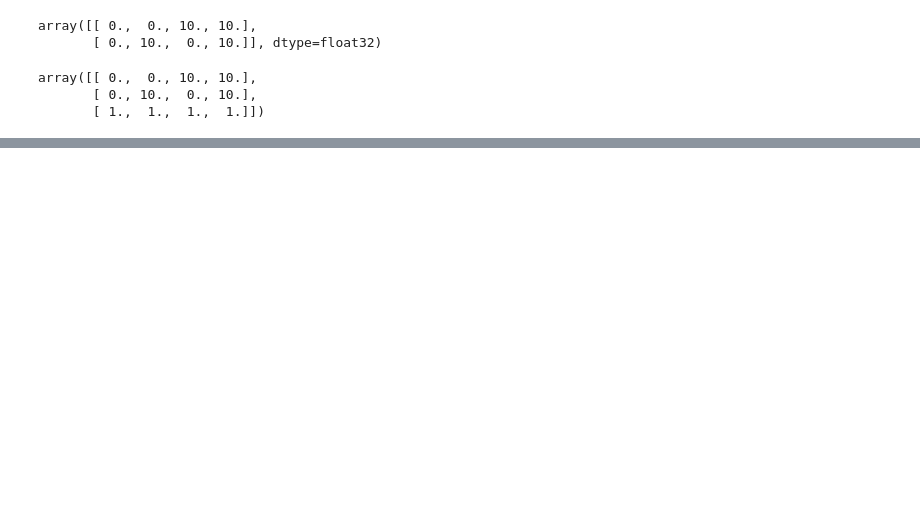
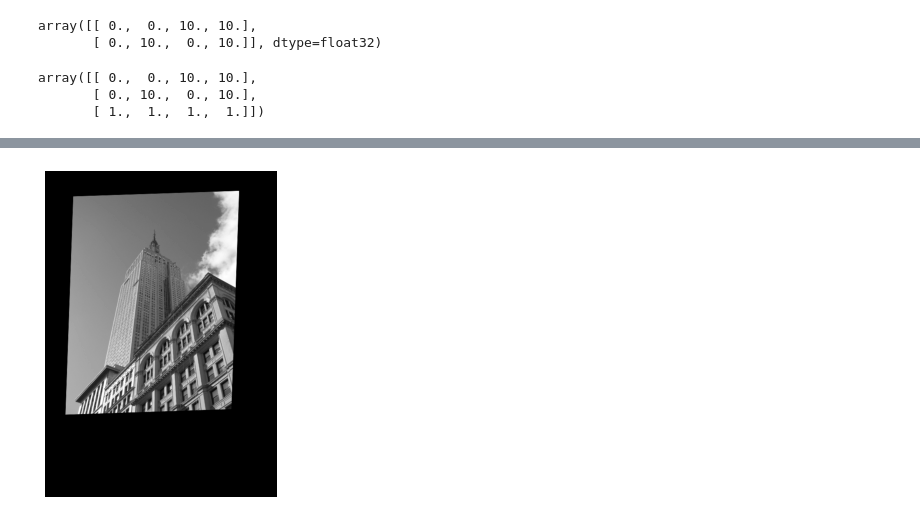
Before and after one commit to SolKul/image_processing, a Jupyter notebook: notebooks/ComputerVision03.ipynb, the cells around one changed output, grey strips where cells are left out. Drawn from its saved outputs; the diff is of its cells as text; code cells hidden in the pictures; blank space fills up the shorter version.

```diff
--- a/notebooks/ComputerVision03.ipynb
+++ b/notebooks/ComputerVision03.ipynb
@@ -257,0 +303,10 @@ V.shape
+# %%
+# `cv2.warpAffine`の場合
+h, w = im_gray.shape[:2]
+# scipy.ndimages.affine_transformとcv2.warpAffineでは
+# 用いる行列の変換の方向が逆なので注意
+H_mat_inv=np.linalg.inv(H_mat)
+im3 =cv2.warpAffine(im_gray,H_mat_inv[:2,:],(w,h))
+impro.imshow(im3)
+# %% [output]
+[figure, added]
```
Also changed, not shown: parts of 48 cells of this notebook, 1 other file.
